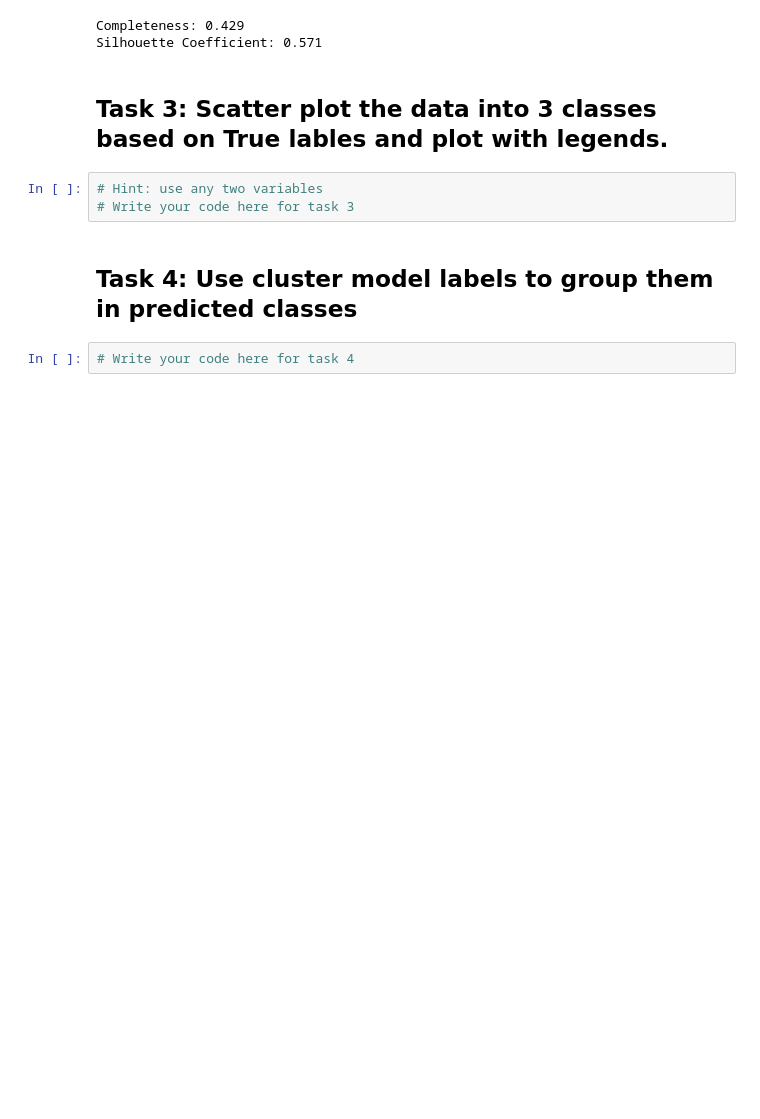
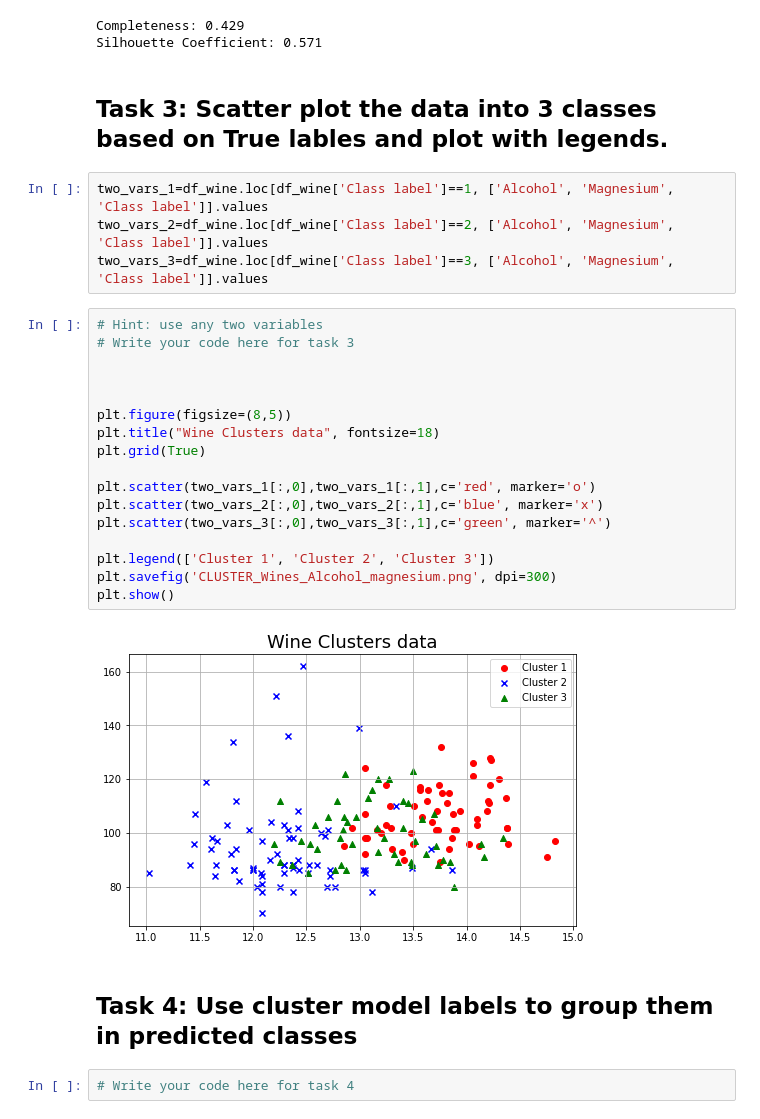
Before and after one commit to prawizard/CE888_Repo, a Jupyter notebook: Lab_6/Lab_6_Exercise.ipynb, the cells around one changed output. Cells and saved outputs as stored; diff of their text form; blank space fills up the shorter version.

```diff
--- a/Lab_6/Lab_6_Exercise.ipynb
+++ b/Lab_6/Lab_6_Exercise.ipynb
@@ -378,9 +378,29 @@ Completeness: 0.429
 Silhouette Coefficient: 0.571
 # %% [markdown]
 ## Task 3: Scatter plot the data into 3 classes based on True lables and plot with legends.
-# %%
-# Hint: use any two variables
-# Write your code here for task 3
+# %%
+two_vars_1=df_wine.loc[df_wine['Class label']==1, ['Alcohol', 'Magnesium', 'Class label']].values
+two_vars_2=df_wine.loc[df_wine['Class label']==2, ['Alcohol', 'Magnesium', 'Class label']].values
+two_vars_3=df_wine.loc[df_wine['Class label']==3, ['Alcohol', 'Magnesium', 'Class label']].values
+# %%
+# Hint: use any two variables
+# Write your code here for task 3
+
+
+
+plt.figure(figsize=(8,5))
+plt.title("Wine Clusters data", fontsize=18)
+plt.grid(True)
+
+plt.scatter(two_vars_1[:,0],two_vars_1[:,1],c='red', marker='o')
+plt.scatter(two_vars_2[:,0],two_vars_2[:,1],c='blue', marker='x')
+plt.scatter(two_vars_3[:,0],two_vars_3[:,1],c='green', marker='^')
+
+plt.legend(['Cluster 1', 'Cluster 2', 'Cluster 3'])
+plt.savefig('CLUSTER_Wines_Alcohol_magnesium.png', dpi=300)
+plt.show()
+# %% [output]
+[figure, added]
 # %% [markdown]
 ## Task 4: Use cluster model labels to group them in predicted classes
 # %%
```
Also changed, not shown: parts of 17 cells of this notebook.
